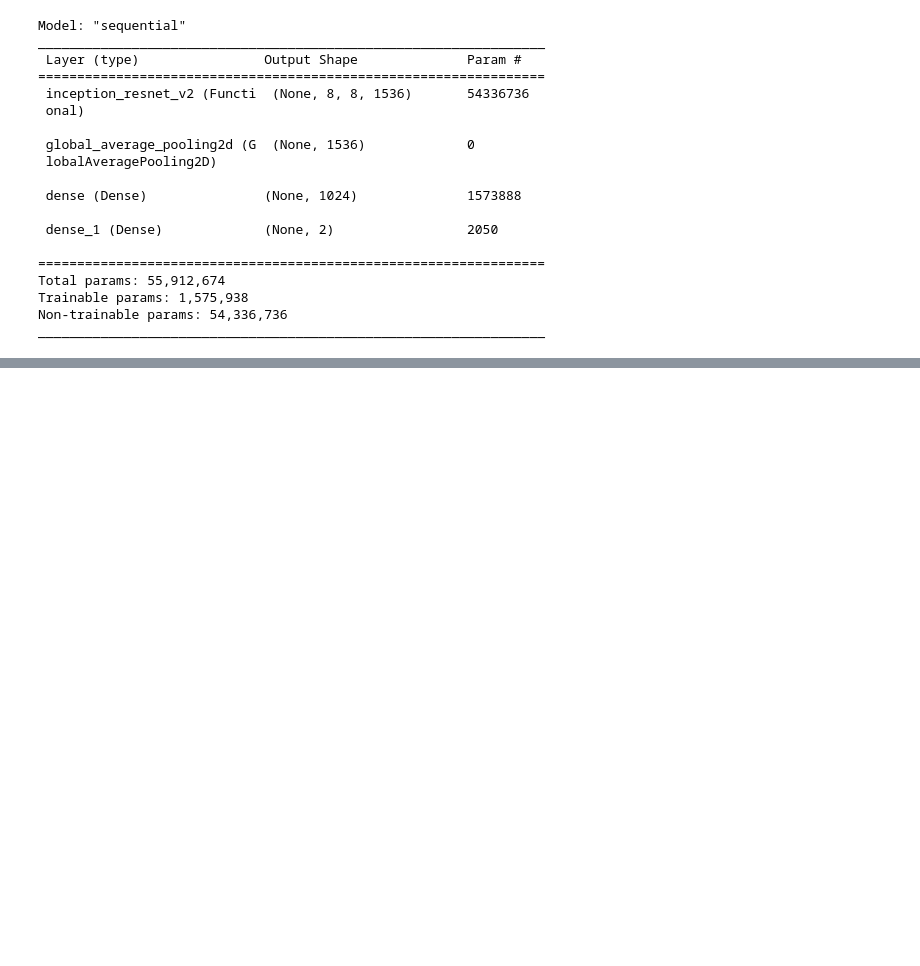
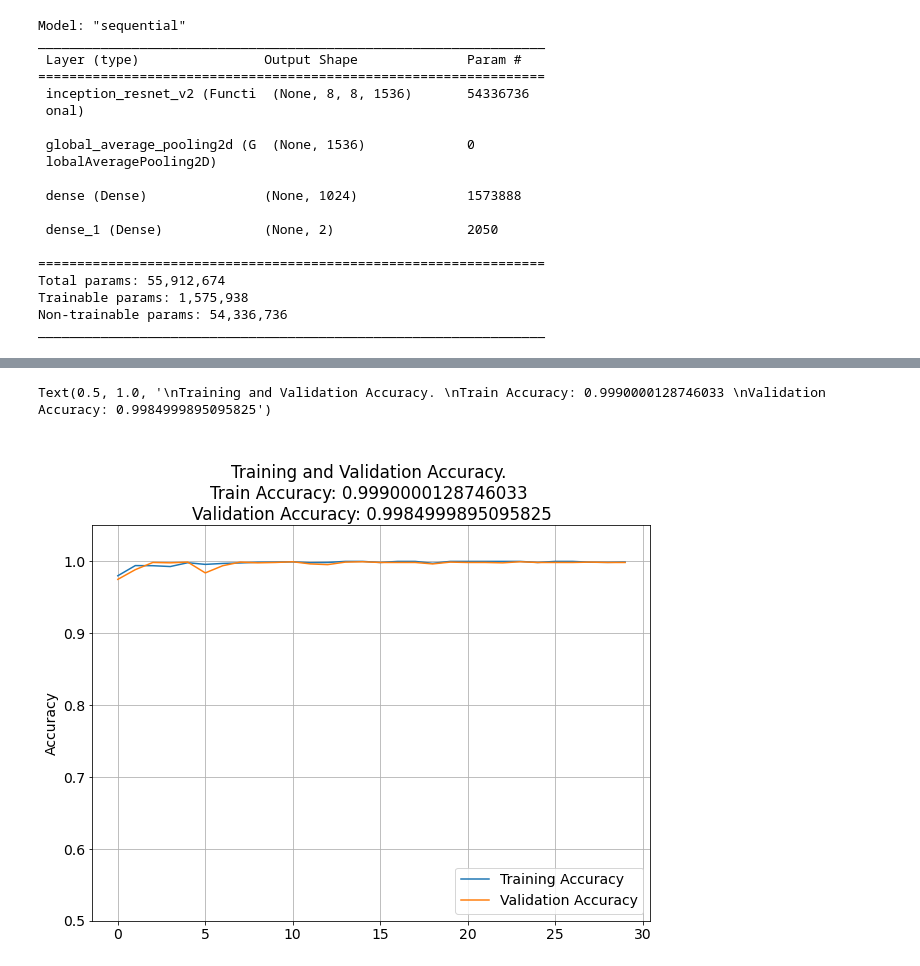
Before and after one commit to ahmed-mehanna-1/colon-cancer-classification, a Jupyter notebook: keras_model.ipynb, the cells around one changed output, grey strips where cells are left out. Drawn from its saved outputs; the diff is of its cells as text; code cells hidden in the pictures; blank space fills up the shorter version.

Commit message:
Adding graphs and Confusion Matrix

```diff
--- a/keras_model.ipynb
+++ b/keras_model.ipynb
@@ -67,18 +69,23 @@ plot_images(x,y)
 # %%
-base_model = tf.keras.applications.InceptionResNetV2(
+def get_model():
+    base_model = tf.keras.applications.InceptionResNetV2(
     weights="imagenet",
     include_top=False,
     input_shape=(h, w, 3)
-)
+    )
 
-base_model.trainable = False
+    base_model.trainable = False
 
-model = tf.keras.Sequential([
-    base_model,
-    tf.keras.layers.GlobalAveragePooling2D(),
-    tf.keras.layers.Dense(1024, activation="relu"),
-    tf.keras.layers.Dense(2, activation="softmax")
-])
+    model = tf.keras.Sequential([
+        base_model,
+        tf.keras.layers.GlobalAveragePooling2D(),
+        tf.keras.layers.Dense(1024, activation="relu"),
+        tf.keras.layers.Dense(2, activation="softmax")
+    ])
+
+    return model
+
+model = get_model()
 
 model.summary()
 # %% [output]
@@ -102,7 +109,7 @@ Trainable params: 1,575,938
 Non-trainable params: 54,336,736
 _________________________________________________________________
 # %%
-model.compile(optimizer="adam", loss="categorical_crossentropy", metrics=["accuracy"])
+model.compile(optimizer="Adam", loss="categorical_crossentropy", metrics=["accuracy"])
 # %%
-model.fit(train_data, validation_data=val_data, epochs=1)
+history = model.fit(train_data, validation_data=val_data, epochs=30)
 # %% [output]
@@ -115,0 +133,21 @@ model.evaluate(val_data)
+# %%
+acc = history.history['accuracy']
+val_acc = history.history['val_accuracy']
+loss = history.history['loss']
+val_loss = history.history['val_loss']
+# %%
+plt.figure(figsize=(10, 16))
+plt.rcParams['figure.figsize'] = [16, 9]
+plt.rcParams['font.size'] = 14
+plt.rcParams['axes.grid'] = True
+plt.rcParams['figure.facecolor'] = 'white'
+plt.subplot(2, 1, 1)
+plt.plot(acc, label='Training Accuracy')
+plt.plot(val_acc, label='Validation Accuracy')
+plt.legend(loc='lower right')
+plt.ylabel('Accuracy')
+plt.ylim([0.5,1.05])
+plt.title(f'\nTraining and Validation Accuracy. \nTrain Accuracy: {(str(acc[-1]))} \nValidation Accuracy: {str(val_acc[-1])}')
+# %% [output]
+Text(0.5, 1.0, '\nTraining and Validation Accuracy. \nTrain Accuracy: 0.9990000128746033 \nValidation Accuracy: 0.9984999895095825')
+[figure, added]
```
Also changed, not shown: parts of 11 cells of this notebook.
